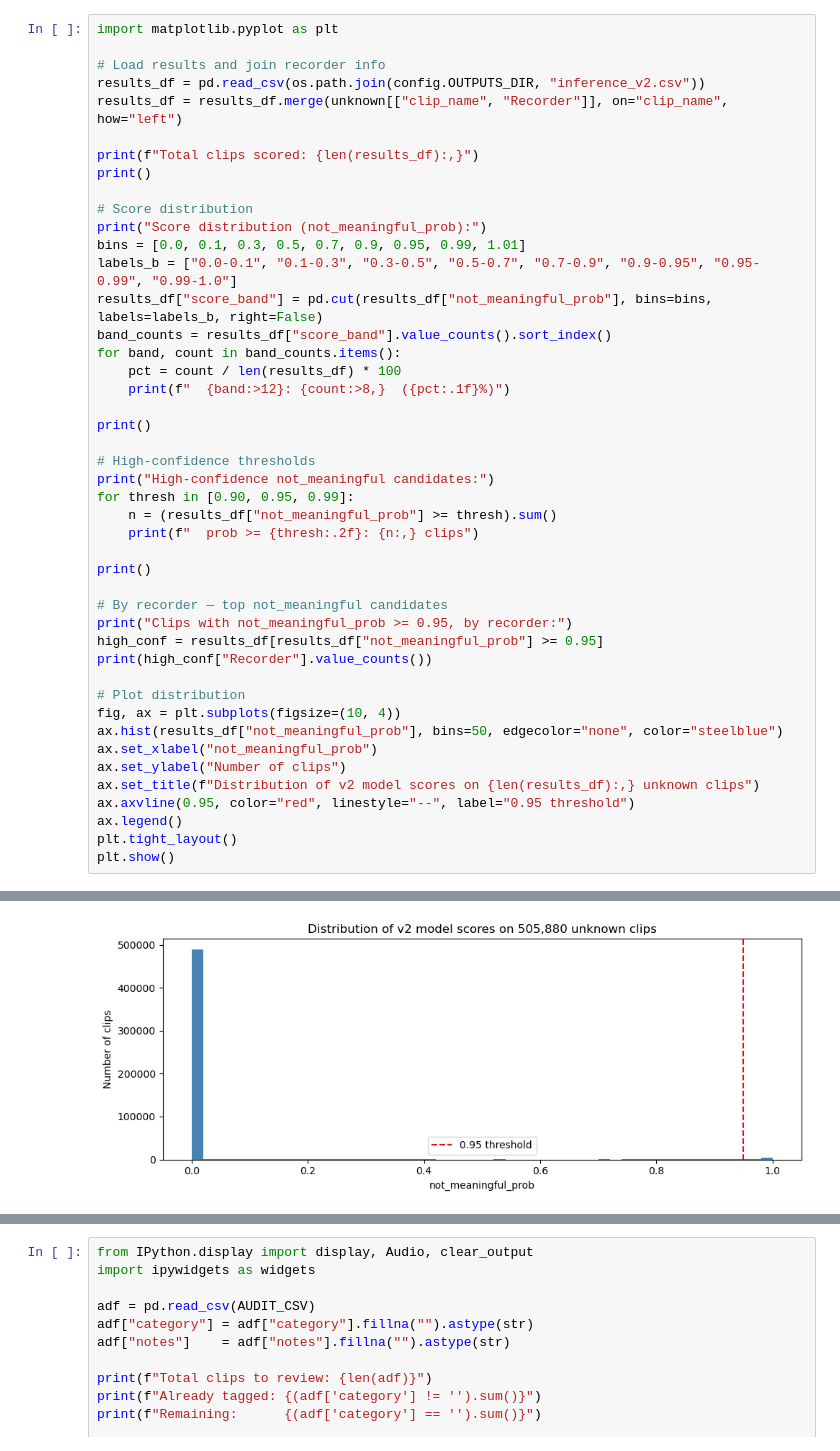
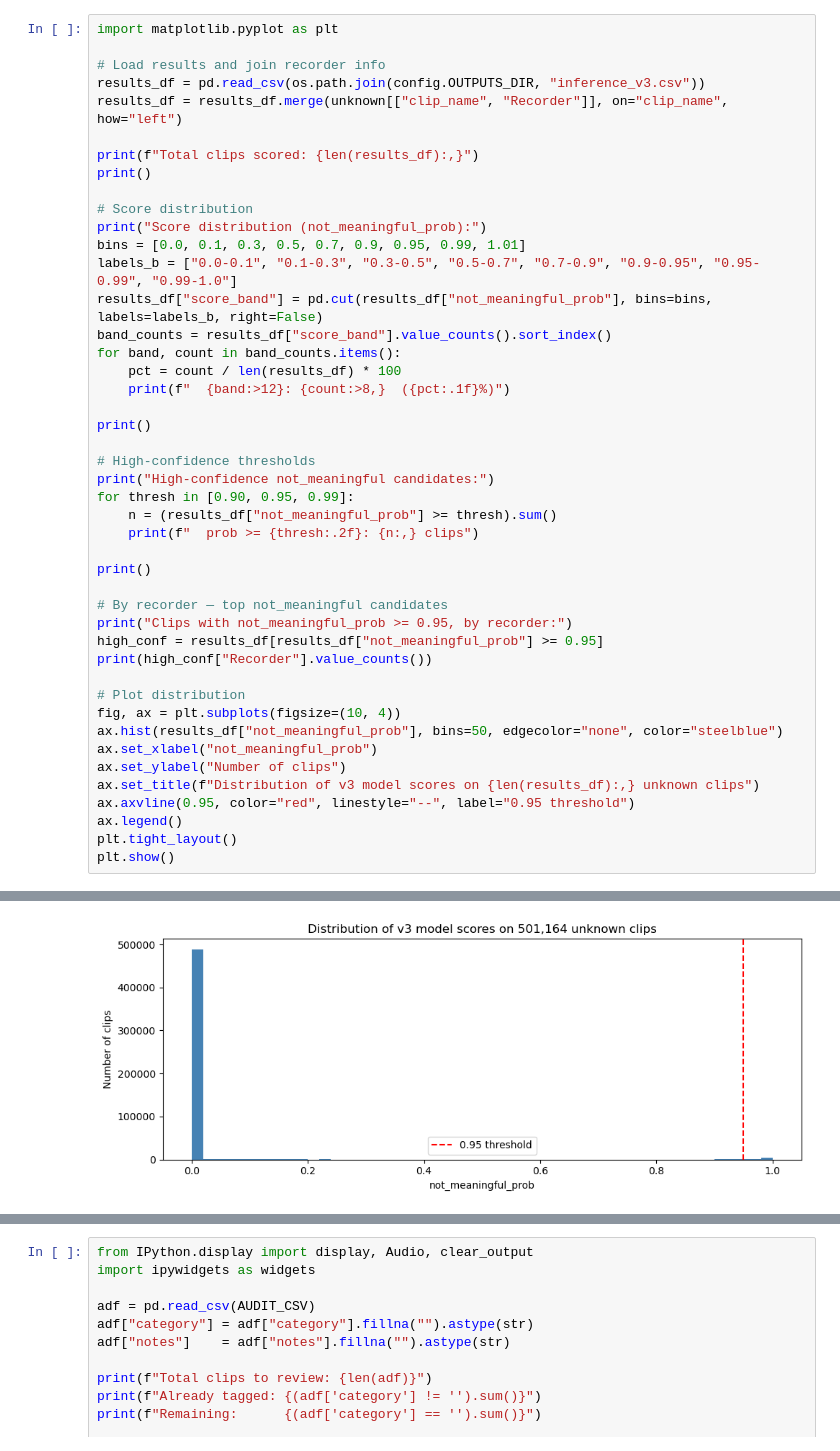
Before and after one commit to QianFu520/rainforest-audio-detection, a Jupyter notebook: notebooks/06_inference_labeling.ipynb, the cells around one changed output, grey strips where cells are left out. Drawn from its saved outputs; the diff is of its cells as text.

Commit message:
Run v3 inference on unknown pool, label 5632 new not_meaningful clips

```diff
--- a/notebooks/06_inference_labeling.ipynb
+++ b/notebooks/06_inference_labeling.ipynb
@@ -125,7 +123,7 @@ Saved 505,880 predictions to /Users/qian/KWF/rainforest-audio-detection/outputs/
 import matplotlib.pyplot as plt
 
 # Load results and join recorder info
-results_df = pd.read_csv(os.path.join(config.OUTPUTS_DIR, "inference_v2.csv"))
+results_df = pd.read_csv(os.path.join(config.OUTPUTS_DIR, "inference_v3.csv"))
 results_df = results_df.merge(unknown[["clip_name", "Recorder"]], on="clip_name", how="left")
 
 print(f"Total clips scored: {len(results_df):,}")
@@ -161,7 +159,7 @@ fig, ax = plt.subplots(figsize=(10, 4))
 ax.hist(results_df["not_meaningful_prob"], bins=50, edgecolor="none", color="steelblue")
 ax.set_xlabel("not_meaningful_prob")
 ax.set_ylabel("Number of clips")
-ax.set_title(f"Distribution of v2 model scores on {len(results_df):,} unknown clips")
+ax.set_title(f"Distribution of v3 model scores on {len(results_df):,} unknown clips")
 ax.axvline(0.95, color="red", linestyle="--", label="0.95 threshold")
 ax.legend()
 plt.tight_layout()
@@ -186,5 +184,5 @@ Audio_Moth_5      66
 Name: count, dtype: int64
-[figure, old version]
+[figure, new version]
 # %%
 import shutil
 
```
Also changed, not shown: parts of 8 cells of this notebook.
